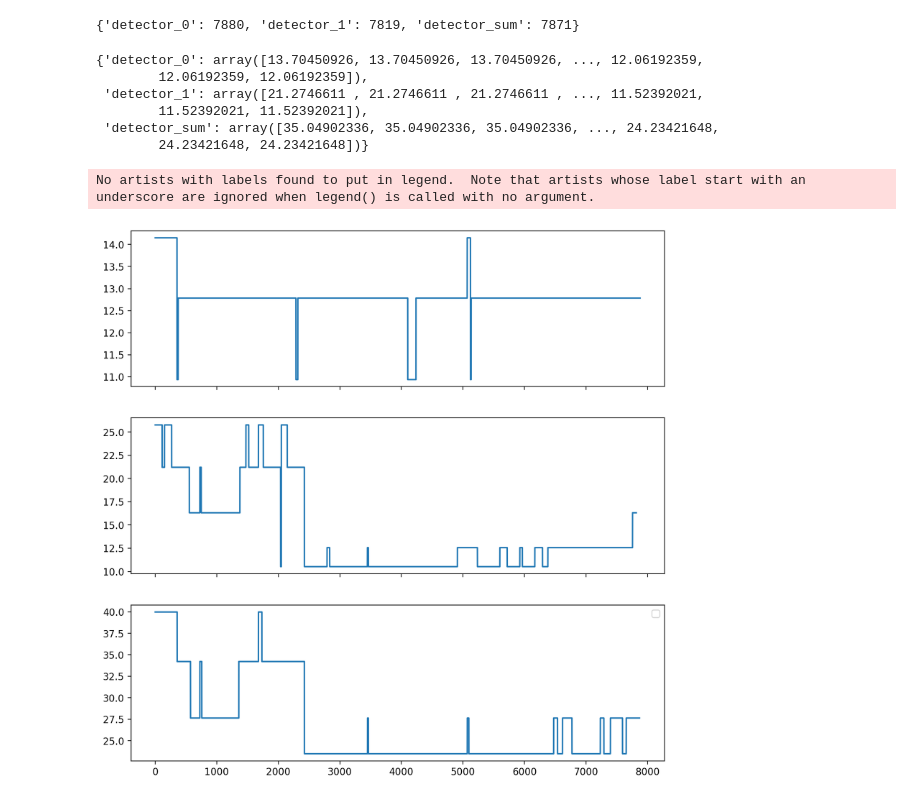
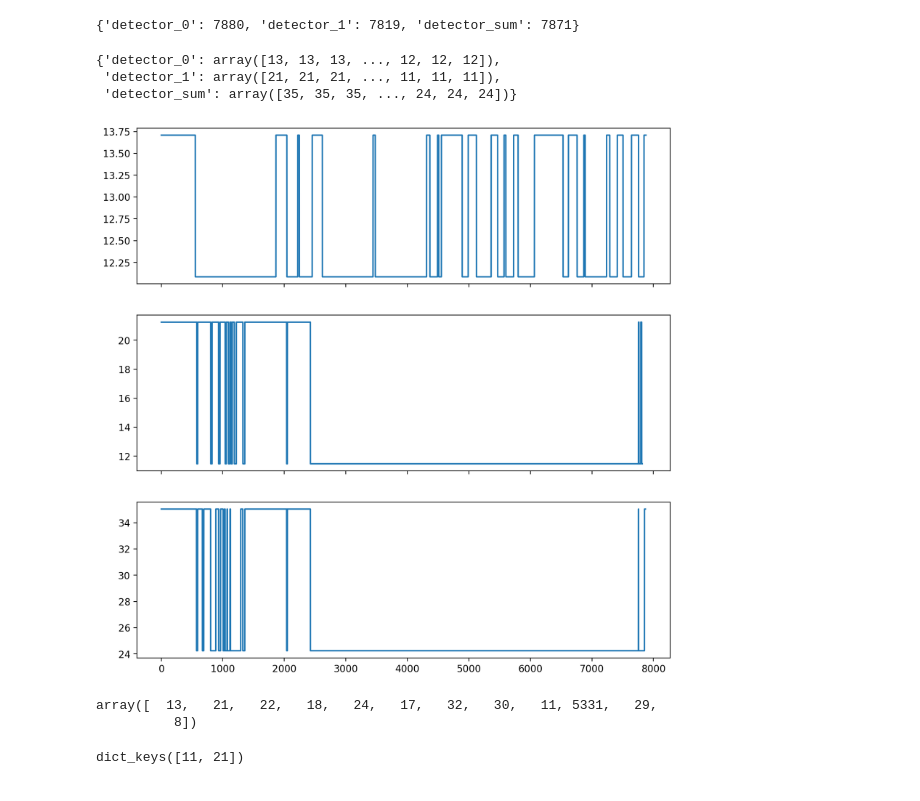
Before and after one commit to JKL453/s04-utils, a Jupyter notebook: notebooks/module-tests.ipynb, the cells around one changed output. Cells and saved outputs as stored; diff of their text form; code cells hidden in the pictures.

Commit message:
Working in DwelltimeAnalyzer class

```diff
--- a/notebooks/module-tests.ipynb
+++ b/notebooks/module-tests.ipynb
@@ -48,7 +48,7 @@ cursor position:
 ['cursor position:', 'x: 1,167527E-4 m', 'y: 1,182941E-4 m']
 {'cursor position:': ['x: 1,167527E-4 m', 'y: 1,182941E-4 m']}
 # %%
-analyzer = DwellTimeAnalyzer(timestamps_binned, min_states=2, max_states=10)
+analyzer = DwellTimeAnalyzer(timestamps_binned, min_states=2, max_states=2)
 # %%
 analyzer.last_steps
 # %% [output]
@@ -56,26 +56,34 @@ analyzer.last_steps
 # %%
 analyzer.viterbi_steps
 # %% [output]
-{'detector_0': array([13.70450926, 13.70450926, 13.70450926, ..., 12.06192359,
-        12.06192359, 12.06192359]),
- 'detector_1': array([21.2746611 , 21.2746611 , 21.2746611 , ..., 11.52392021,
-        11.52392021, 11.52392021]),
- 'detector_sum': array([35.04902336, 35.04902336, 35.04902336, ..., 24.23421648,
-        24.23421648, 24.23421648])}
+{'detector_0': array([13, 13, 13, ..., 12, 12, 12]),
+ 'detector_1': array([21, 21, 21, ..., 11, 11, 11]),
+ 'detector_sum': array([35, 35, 35, ..., 24, 24, 24])}
 # %%
 sf_HMM_dict = analyzer.get_step_finder_HMM()
 # %%
-sf_viterbi_dict = analyzer.viterbi_path_dict
+sf_viterbi_dict = analyzer.viterbi_path
 
 # Create a plot with 3 subplots and a shared x-axis
 fig, axs = plt.subplots(3, 1, sharex=True, figsize=(10, 10))
 
 
 axs[0].plot(sf_viterbi_dict['detector_0'])
 axs[1].plot(sf_viterbi_dict['detector_1'])
 axs[2].plot(sf_viterbi_dict['detector_sum'])
-plt.legend()
+
 plt.show()
 # %% [output]
-No artists with labels found to put in legend.  Note that artists whose label start with an underscore are ignored when legend() is called with no argument.
-[figure, old version]
+[figure, new version]
+# %%
+# get the dwell times
+keys = analyzer.dwell_times['detector_1'].keys()
+
+analyzer.dwell_times['detector_1'][11]
+# %% [output]
+array([  13,   21,   22,   18,   24,   17,   32,   30,   11, 5331,   29,
+          8])
+# %%
+analyzer.dwell_times['detector_1'].keys()
+# %% [output]
+dict_keys([11, 21])
```
Also changed, not shown: 1 other file.
